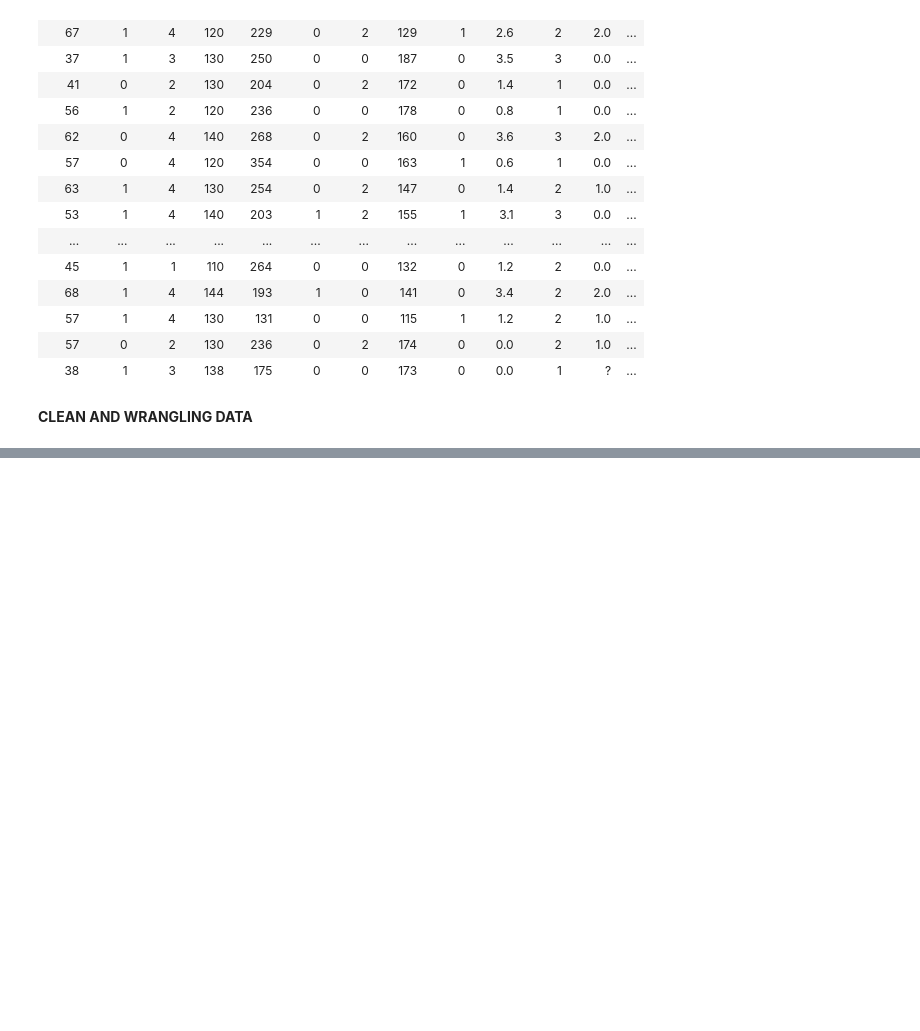
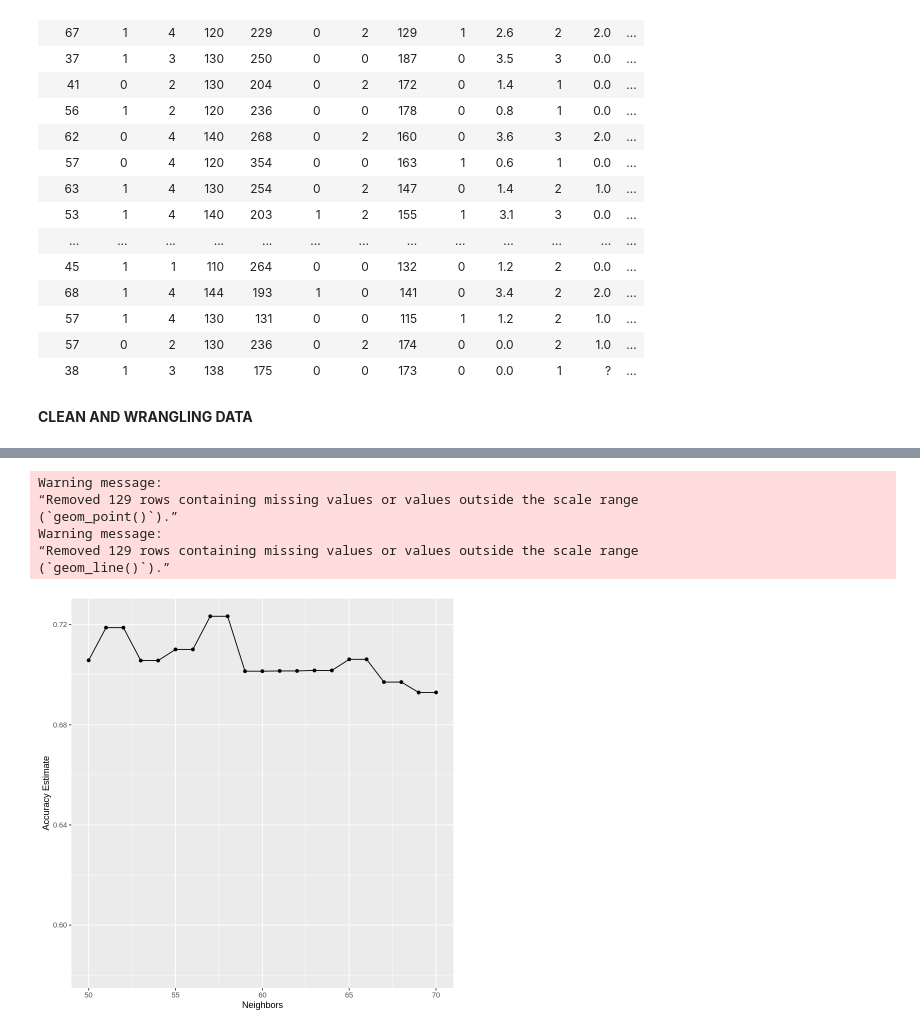
Before and after one commit to pepperlee14/dsci100_project, a Jupyter notebook: project.ipynb, the cells around one changed output, grey strips where cells are left out. Cells and saved outputs as stored; diff of their text form; code cells hidden in the pictures; blank space fills up the shorter version.

```diff
--- a/project.ipynb
+++ b/project.ipynb
@@ -76,0 +191,15 @@ A spec_tbl_df: 303 × 14
+# %%
+accuracy_vs_k_plot <- ggplot(accuracies, aes(x = neighbors, y = mean)) +
+                             geom_point() +
+                             geom_line() +
+                             labs(x = "Neighbors", y = "Accuracy Estimate") +
+                            xlim(50,70)
+accuracy_vs_k_plot
+# %% [output]
+Warning message:
+“Removed 129 rows containing missing values or values outside the scale range
+(`geom_point()`).”
+Warning message:
+“Removed 129 rows containing missing values or values outside the scale range
+(`geom_line()`).”
+[figure, added]
```
Also changed, not shown: parts of 10 cells of this notebook.
